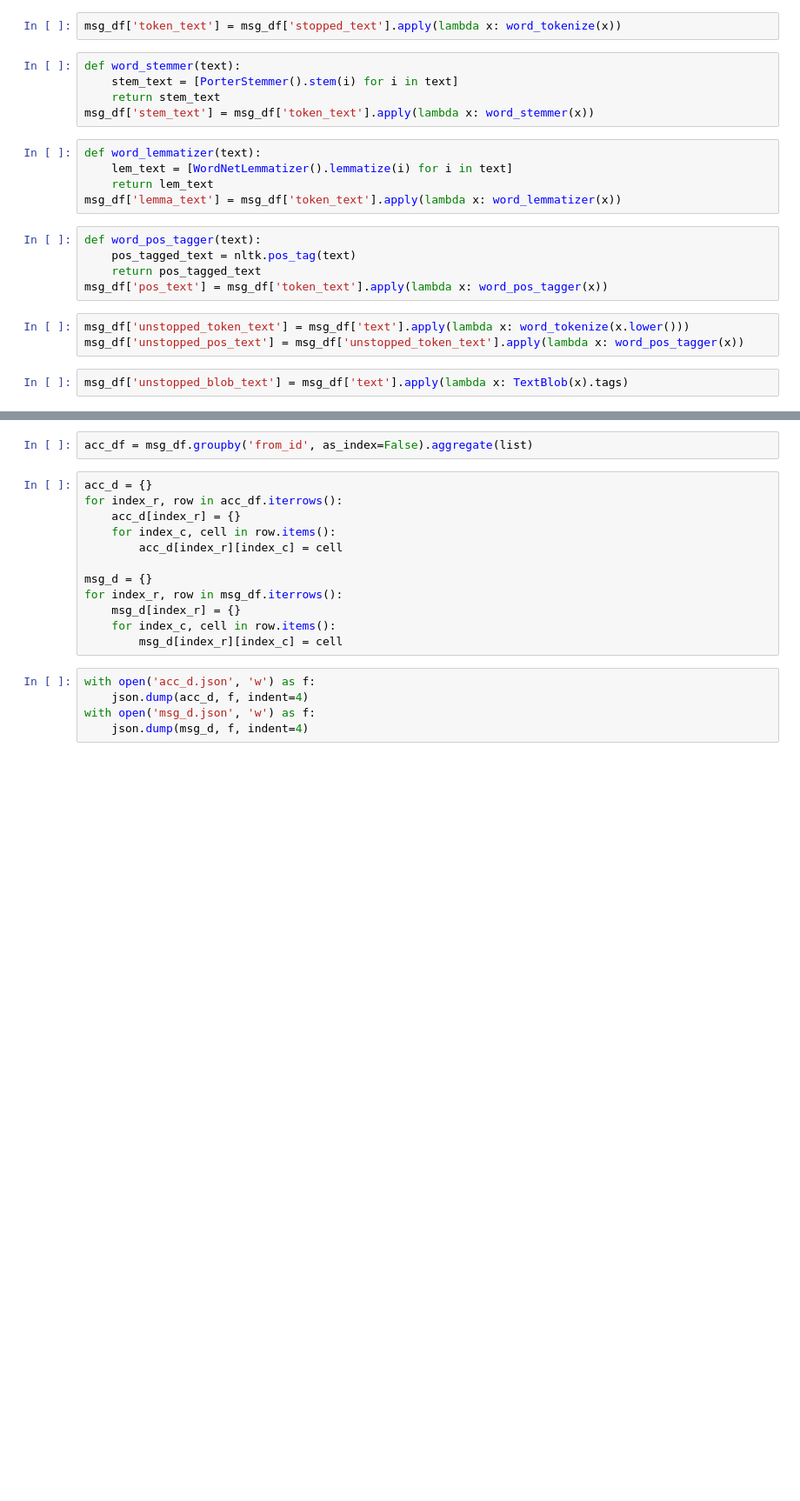
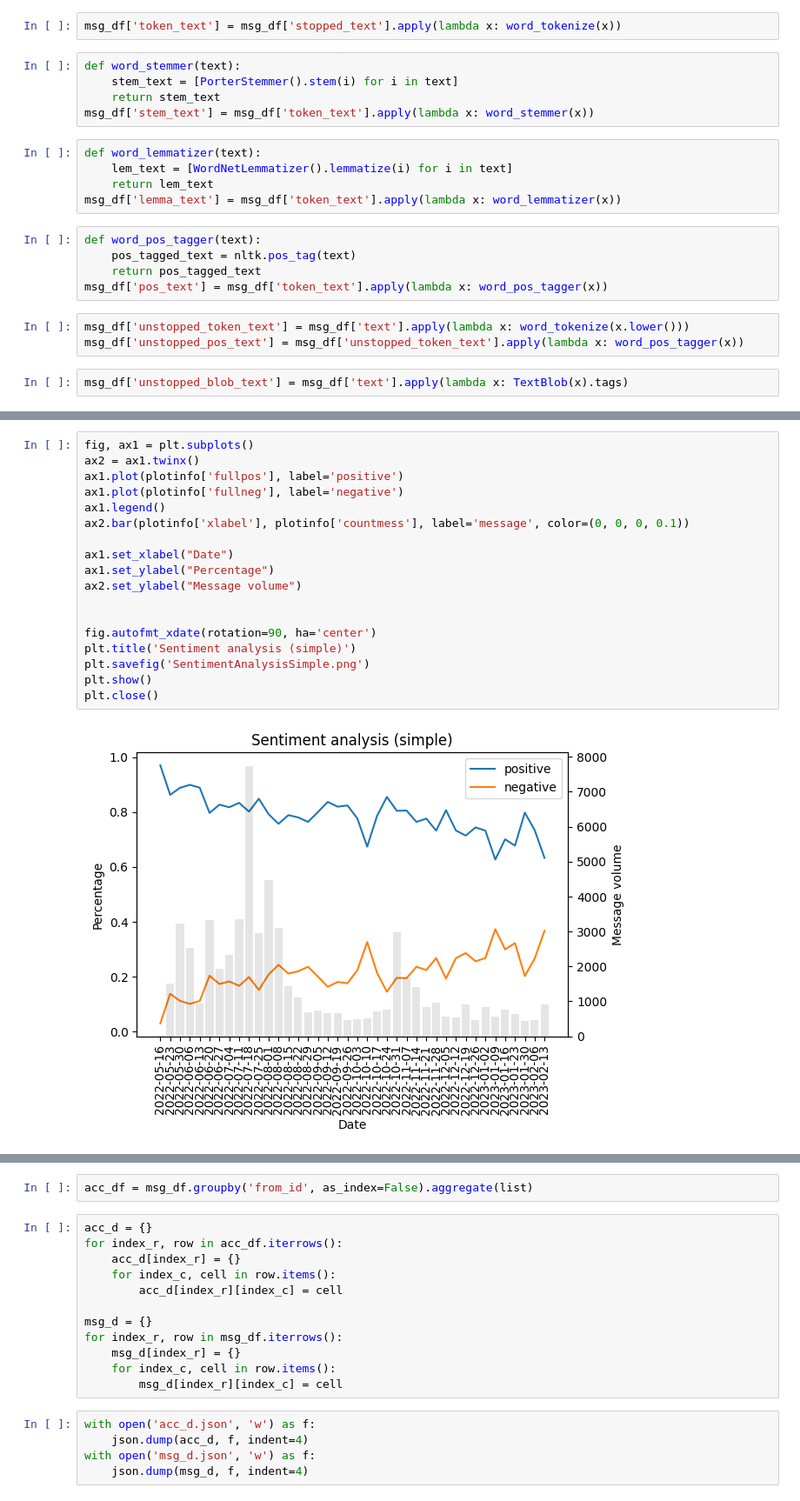
Before and after one commit to VincenzoImp/Cantina-Royale, a Jupyter notebook: Sentiment Analysis/script.ipynb, the cells around one changed output, grey strips where cells are left out. Shown at 87% size. Cells and saved outputs as stored; diff of their text form; blank space fills up the shorter version.

```diff
--- a/Sentiment Analysis/script.ipynb
+++ b/Sentiment Analysis/script.ipynb
@@ -138,0 +205,20 @@ pos: 74.02253029844638, neg: 25.977469701553616
+# %%
+fig, ax1 = plt.subplots()
+ax2 = ax1.twinx()
+ax1.plot(plotinfo['fullpos'], label='positive')
+ax1.plot(plotinfo['fullneg'], label='negative')
+ax1.legend()
+ax2.bar(plotinfo['xlabel'], plotinfo['countmess'], label='message', color=(0, 0, 0, 0.1))
+
+ax1.set_xlabel("Date")
+ax1.set_ylabel("Percentage")
+ax2.set_ylabel("Message volume")
+
+
+fig.autofmt_xdate(rotation=90, ha='center')
+plt.title('Sentiment analysis (simple)')
+plt.savefig('SentimentAnalysisSimple.png')
+plt.show()
+plt.close()
+# %% [output]
+[figure, added]
```
Also changed, not shown: parts of 9 cells of this notebook, 8 other files.
